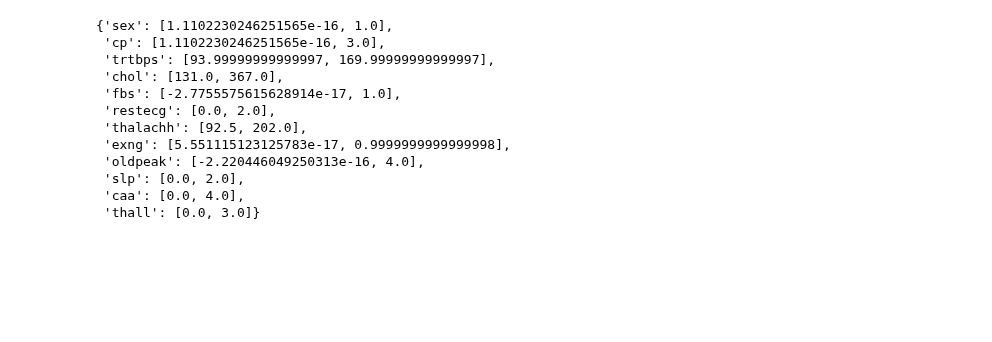
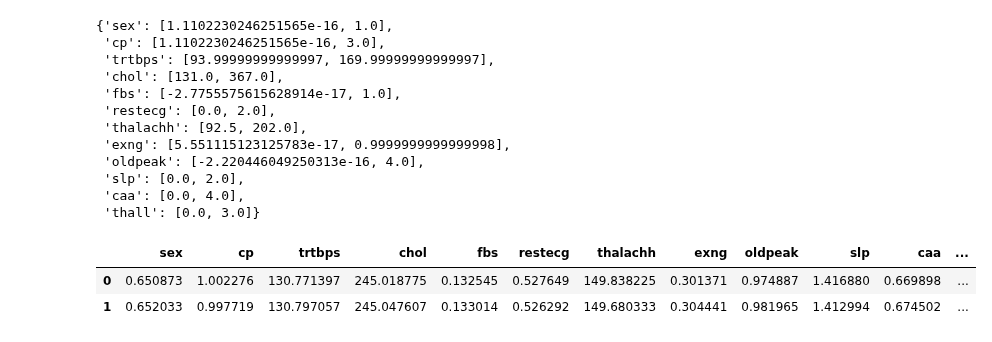
Before and after one commit to AlexGoncalves21/SInts_24, a Jupyter notebook: FinalProject/FuzzyInference.ipynb, the cells around one changed output. Drawn from its saved outputs; the diff is of its cells as text; code cells hidden in the pictures; blank space fills up the shorter version.

```diff
--- a/FinalProject/FuzzyInference.ipynb
+++ b/FinalProject/FuzzyInference.ipynb
@@ -138,5 +140,11 @@ def gaussian(x, mu, sig):
     #return (1.0 / (np.sqrt(2.0 * np.pi) * sig) * np.exp(-np.power((x - mu) / sig, 2.0) / 2))
     return (np.exp(-np.power((x - mu) / sig, 2.0) / 2))
+# %%
+def Revert(x, stats):
+    for i in range(x.shape[0]):
+        data = stats[stats['Feature'] == savecols[i]]
+        x[i] = x[i] * (data.iloc[0,2] ** 0.5) + data.iloc[0,1]
+    return x
 # %% [markdown]
 #### Code
 # %%
@@ -313,4 +326,13 @@ uods
  'slp': [0.0, 2.0],
  'caa': [0.0, 4.0],
  'thall': [0.0, 3.0]}
+# %%
+for i in range(max_clusters):
+    clust_centers[i] = Revert(clust_centers[i], stats)
+clust_centers = pd.DataFrame(clust_centers, columns = var_names)
+clust_centers
+# %% [output]
+|  | sex | cp | trtbps | chol | fbs | restecg | thalachh | exng | oldpeak | slp | caa | ... |
+| 0 | 0.650873 | 1.002276 | 130.771397 | 245.018775 | 0.132545 | 0.527649 | 149.838225 | 0.301371 | 0.974887 | 1.416880 | 0.669898 | ... |
+| 1 | 0.652033 | 0.997719 | 130.797057 | 245.047607 | 0.133014 | 0.526292 | 149.680333 | 0.304441 | 0.981965 | 1.412994 | 0.674502 | ... |
 # %%
```
Also changed, not shown: parts of 10 cells of this notebook, 1 other file.
